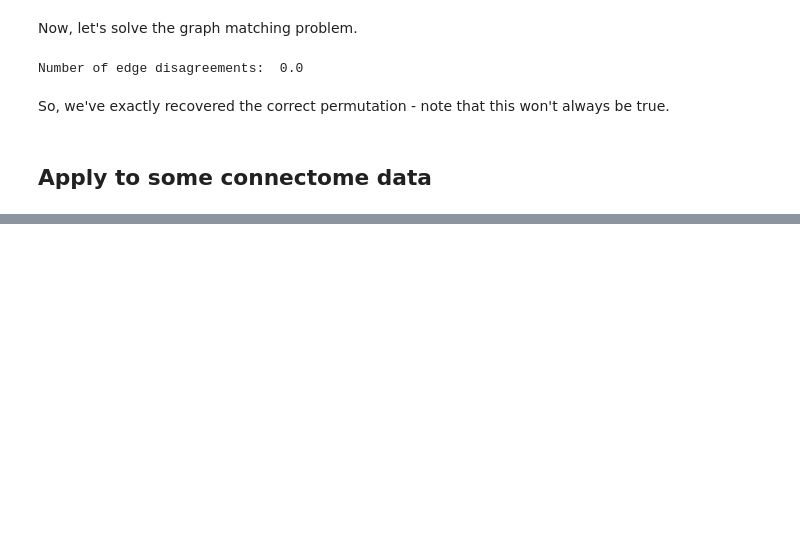
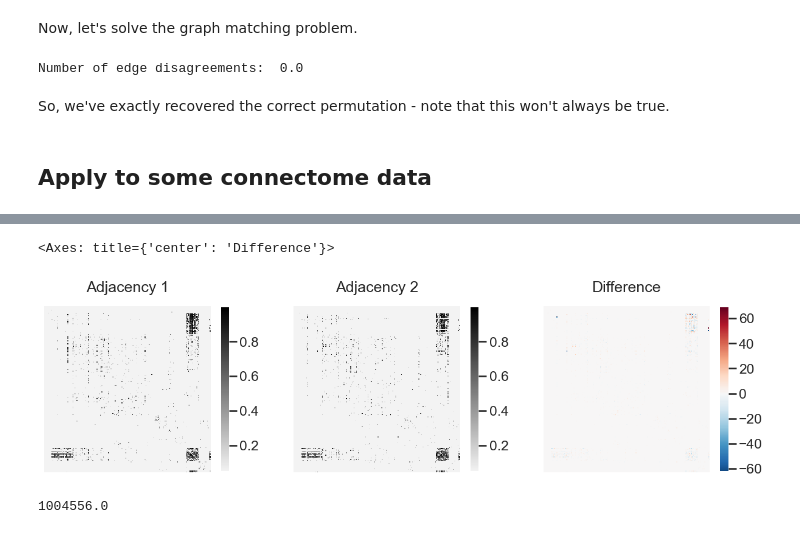
Before and after one commit to neurodata/graspologic-demo, a Jupyter notebook: demo.ipynb, the cells around one changed output, grey strips where cells are left out. Saved outputs shown, nothing was run; the diff lists cells and outputs as text; code cells hidden in the pictures; blank space fills up the shorter version.

```diff
--- a/demo.ipynb
+++ b/demo.ipynb
@@ -386,3 +493,7 @@ Number of edge disagreements:  0.0
 So, we've exactly recovered the correct permutation - note that this won't always be true.
 # %% [markdown]
 ## Apply to some connectome data
+# %%
+left_permutation, right_permutation, score, misc = graph_match(
+    left_adjacency, right_adjacency, rng=rng, verbose=3
+)
@@ -388,0 +518,40 @@ So, we've exactly recovered the correct permutation - note that this won't alway
+# %%
+left_adjacency_permuted = left_adjacency[left_permutation][:, left_permutation]
+right_adjacency_permuted = right_adjacency[right_permutation][:, right_permutation]
+
+show_nodes = slice(0, 200)
+
+fig, axs = plt.subplots(1, 3, figsize=(15, 5))
+
+heatmap(
+    left_adjacency_permuted[show_nodes][:, show_nodes],
+    title="Adjacency 1",
+    transform="simple-nonzero",
+    ax=axs[0],
+    cmap="binary",
+    vmin=0.05,
+    center=0.5,
+)
+heatmap(
+    right_adjacency_permuted[show_nodes][:, show_nodes],
+    title="Adjacency 2",
+    transform="simple-nonzero",
+    ax=axs[1],
+    cmap="binary",
+    vmin=0.05,
+    center=0.5,
+)
+heatmap(
+    left_adjacency_permuted[show_nodes][:, show_nodes]
+    - right_adjacency_permuted[show_nodes][:, show_nodes],
+    title="Difference",
+    ax=axs[2],
+    cmap="RdBu_r",
+)
+# %% [output]
+<Axes: title={'center': 'Difference'}>
+[figure, added]
+# %%
+score
+# %% [output]
+1004556.0
```
Also changed, not shown: parts of 34 cells of this notebook.
